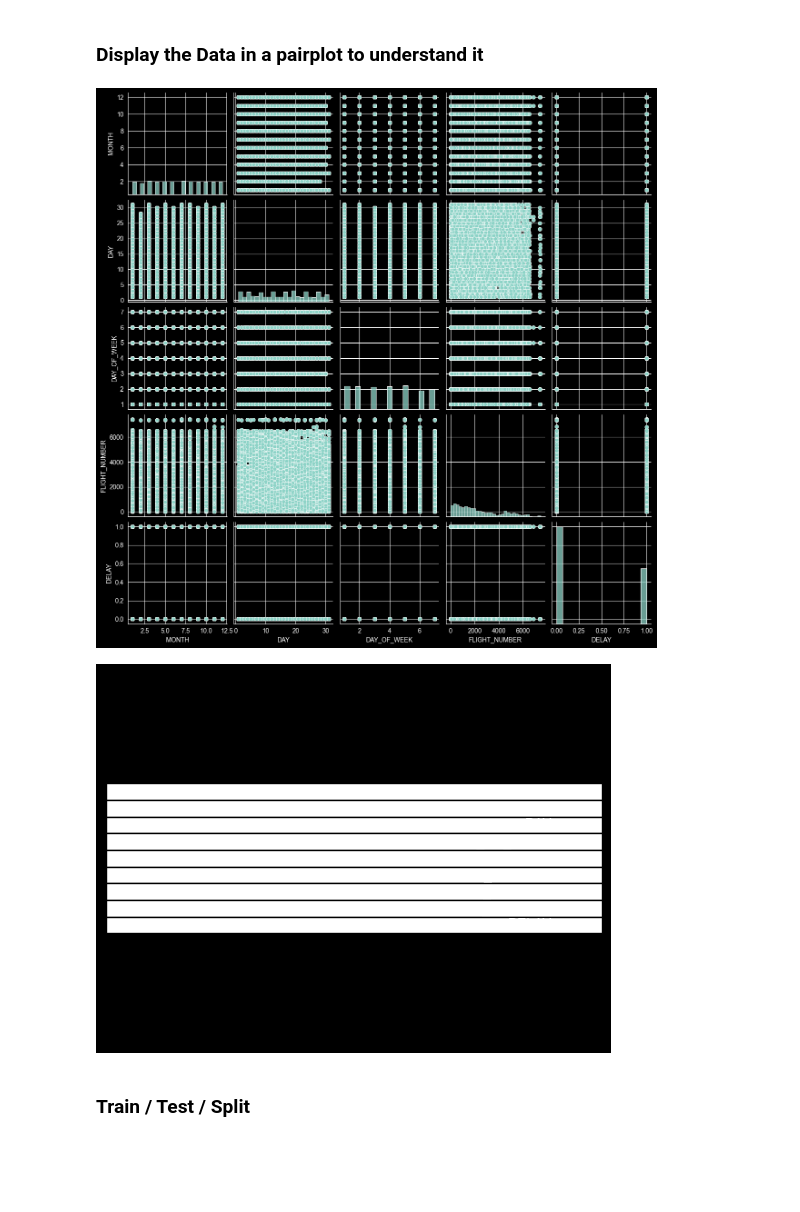
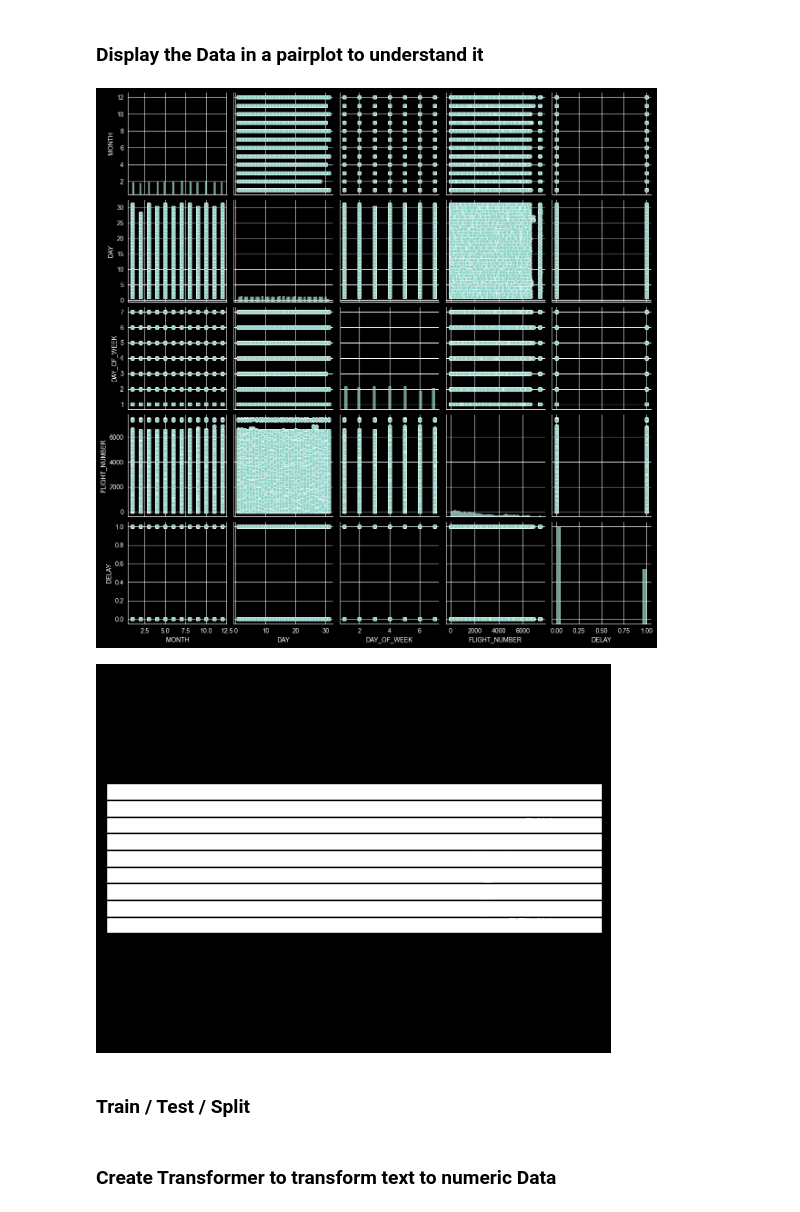
Before and after one commit to JulianFink01/cas26-data-hack-flights, a Jupyter notebook: presentation.ipynb, the cells around one changed output. Cells and saved outputs as stored; diff of their text form; code cells hidden in the pictures; blank space fills up the shorter version.

```diff
--- a/presentation.ipynb
+++ b/presentation.ipynb
@@ -1,30 +20,18 @@
 # %%
-from tkinter import Grid
-from typing import Tuple
-import numpy as np
-import pandas as pd
-import matplotlib.pyplot as plt
-import seaborn as sns
-import sklearn.model_selection
-from sklearn.compose import ColumnTransformer
-from sklearn.impute import SimpleImputer
-from sklearn.linear_model import LogisticRegression
-from sklearn.metrics import accuracy_score
-from sklearn.model_selection import train_test_split, GridSearchCV
-from sklearn.pipeline import Pipeline
-from sklearn.preprocessing import OneHotEncoder, StandardScaler, Normalizer
-from sklearn.tree import DecisionTreeClassifier
+
 
 pd.set_option("display.max_columns", None)
 pd.set_option("display.float_format", "{:.2f}".format)
 
 
-MAX_SAMPLES_DATA = 10000
+MAX_SAMPLES_DATA = 100000
 
 
-def reduce_dataset(df: pd.DataFrame) -> pd.DataFrame:
+def reduce_dataset(df: pd.DataFrame, classification=True) -> pd.DataFrame:
     new_df = df.copy()
 
+    if MAX_SAMPLES_DATA > 0:
+        new_df = new_df.sample(n=MAX_SAMPLES_DATA, random_state=42)
     # Add new Rows
     delay_cols = [
         "DEPARTURE_DELAY",
@@ -39,10 +46,12 @@ def reduce_dataset(df: pd.DataFrame) -> pd.DataFrame:
     delays = new_df[delay_cols].fillna(0)
 
     # Ich möchte wissen ob ich meinen Anschluss Flug schaffe ohne zeitlichen Druck
-    new_df["DELAY"] = (
-        delays["ARRIVAL_DELAY"] > 0
-    )
-
+    if classification:
+        new_df["DELAY"] = (
+            delays["ARRIVAL_DELAY"] > 0
+        )
+    else:
+        new_df["DELAY"] = delays["ARRIVAL_DELAY"]
     # Remove not needed Rows
     new_df.drop(columns=["YEAR"], inplace=True)
     new_df.drop(columns=["SCHEDULED_DEPARTURE"], inplace=True)
@@ -81,13 +90,14 @@ def describe_dataset(dataset: pd.DataFrame, path: str):
     print(dataset.tail())
     print("==============")
 
-def load_dataset(path: str) -> pd.DataFrame:
+def load_dataset(path: str, classification=True) -> pd.DataFrame:
     dataset = pd.read_csv(path, low_memory=False)
-    dataset = reduce_dataset(dataset)
+    dataset = reduce_dataset(dataset, classification)
     describe_dataset(dataset, path)
     return dataset
 
 
-ds_flights = load_dataset("./data/flights.csv")
+ds_flights_classification = load_dataset("./data/flights.csv")
+ds_flights_regression = load_dataset("./data/flights.csv", False)
 # %% [output]
 DESCRIBE=========./data/flights.csv
@@ -112,25 +122,22 @@ HEAD=========
 # %%
 def plot_dataset(dataset: pd.DataFrame) -> None:
     new_df = dataset.copy()
-
-    if MAX_SAMPLES_DATA > 0:
-        new_df = new_df.sample(n=MAX_SAMPLES_DATA, random_state=42)
 
     sns.pairplot(new_df)
     plt.show()
 
     plt.table(
         cellText=[[col] for col in dataset.columns],
         colLabels=["Columns"],
         loc="center"
     )
     plt.axis("off")
     plt.show()
 
 
-plot_dataset(ds_flights)
+plot_dataset(ds_flights_classification)
 # %% [output]
-[figure, old version]
+[figure, new version]
 [figure]
 # %% [markdown]
 ### Train / Test / Split
@@ -148,0 +156,2 @@ X_train, X_test, y_train, y_test = tts(ds_flights)
+# %% [markdown]
+### Create Transformer to transform text to numeric Data
```
Also changed, not shown: parts of 12 cells of this notebook.
